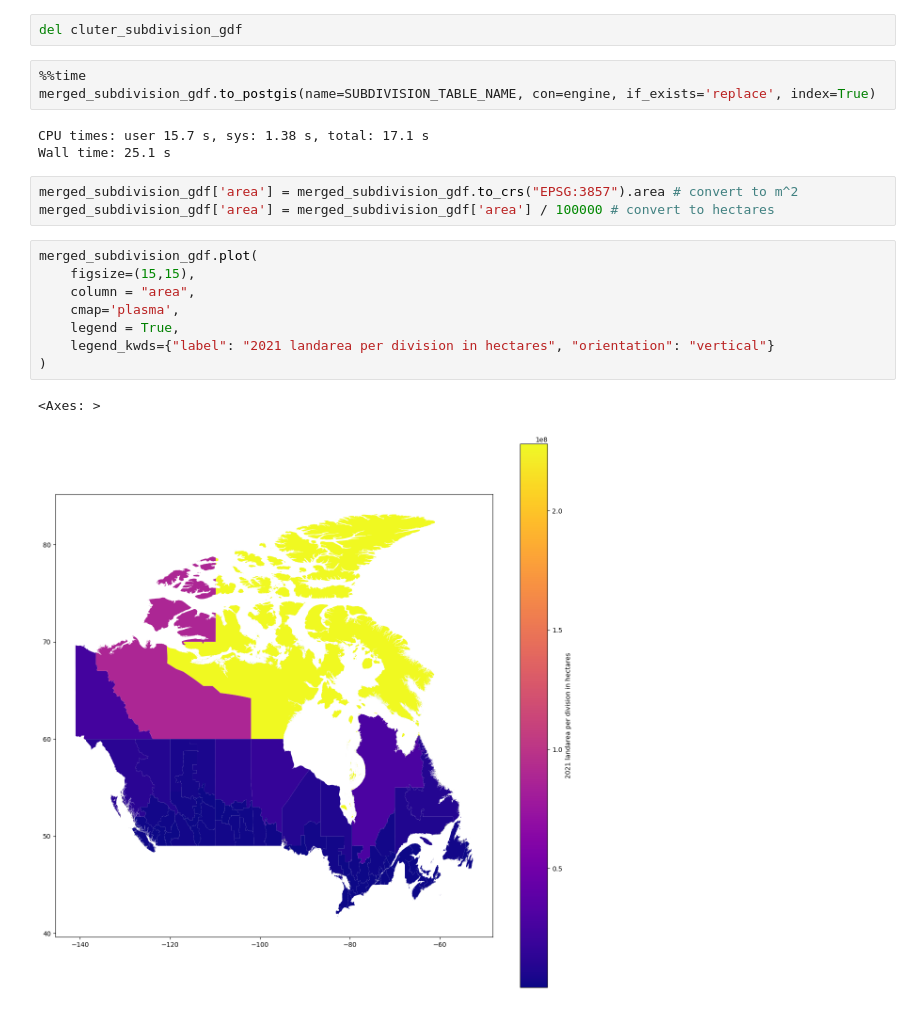
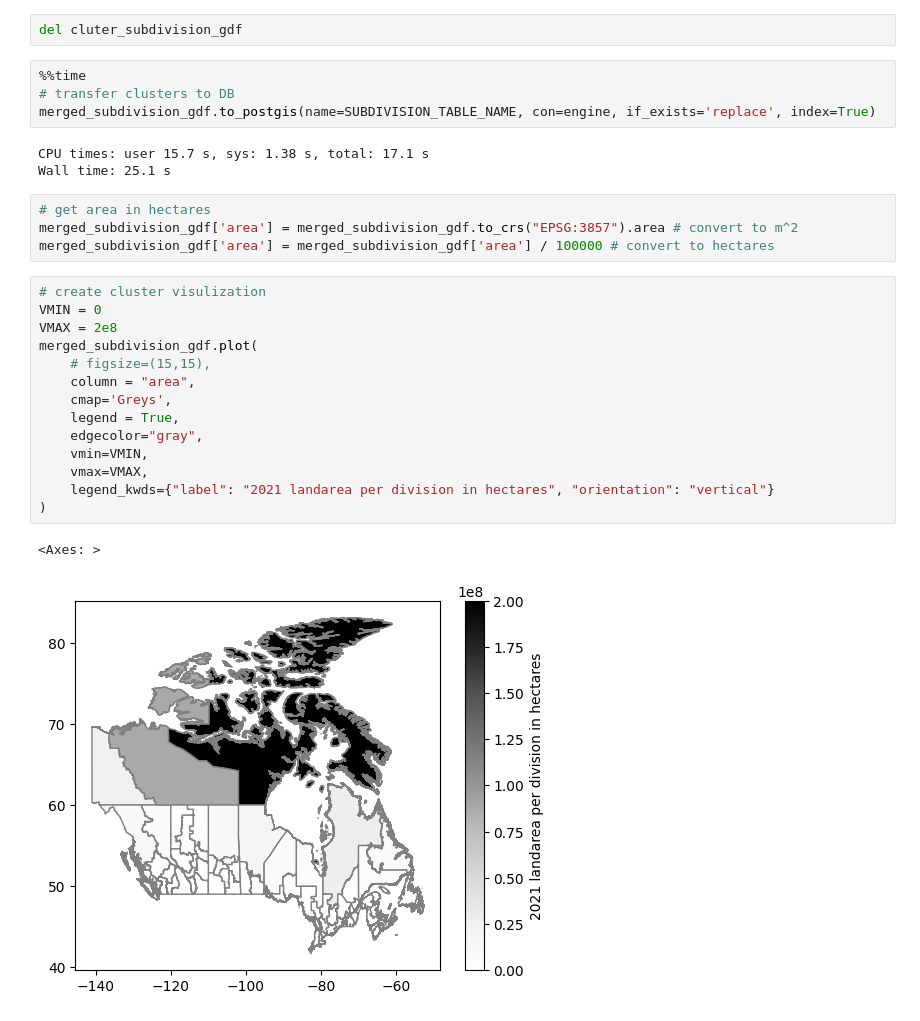
Before and after one commit to Forest-Fire-Research/federated-learning-framework, a Jupyter notebook: notebooks/data_preprocessing/03_01_Cluster_CBF_to_database.ipynb, the cells around one changed output. Cells and saved outputs as stored; diff of their text form.

Commit message:
# code cleaning and added visulization

```diff
--- a/notebooks/data_preprocessing/03_01_Cluster_CBF_to_database.ipynb
+++ b/notebooks/data_preprocessing/03_01_Cluster_CBF_to_database.ipynb
@@ -94,21 +101,29 @@ merged_subdivision_gdf = cluter_subdivision_gdf.dissolve('cid')
 del cluter_subdivision_gdf
 # %%
 %%time
+# transfer clusters to DB
 merged_subdivision_gdf.to_postgis(name=SUBDIVISION_TABLE_NAME, con=engine, if_exists='replace', index=True)
 # %% [output]
 CPU times: user 15.7 s, sys: 1.38 s, total: 17.1 s
 Wall time: 25.1 s
 # %%
+# get area in hectares
 merged_subdivision_gdf['area'] = merged_subdivision_gdf.to_crs("EPSG:3857").area # convert to m^2
 merged_subdivision_gdf['area'] = merged_subdivision_gdf['area'] / 100000 # convert to hectares
 # %%
+# create cluster visulization
+VMIN = 0
+VMAX = 2e8
 merged_subdivision_gdf.plot(
-    figsize=(15,15),
+    # figsize=(15,15),
     column = "area",
-    cmap='plasma',
+    cmap='Greys',
     legend = True,
+    edgecolor="gray",
+    vmin=VMIN,
+    vmax=VMAX,
     legend_kwds={"label": "2021 landarea per division in hectares", "orientation": "vertical"}
 )
 # %% [output]
 <Axes: >
-[figure, old version]
+[figure, new version]
```
Also changed, not shown: parts of 6 cells of this notebook.
